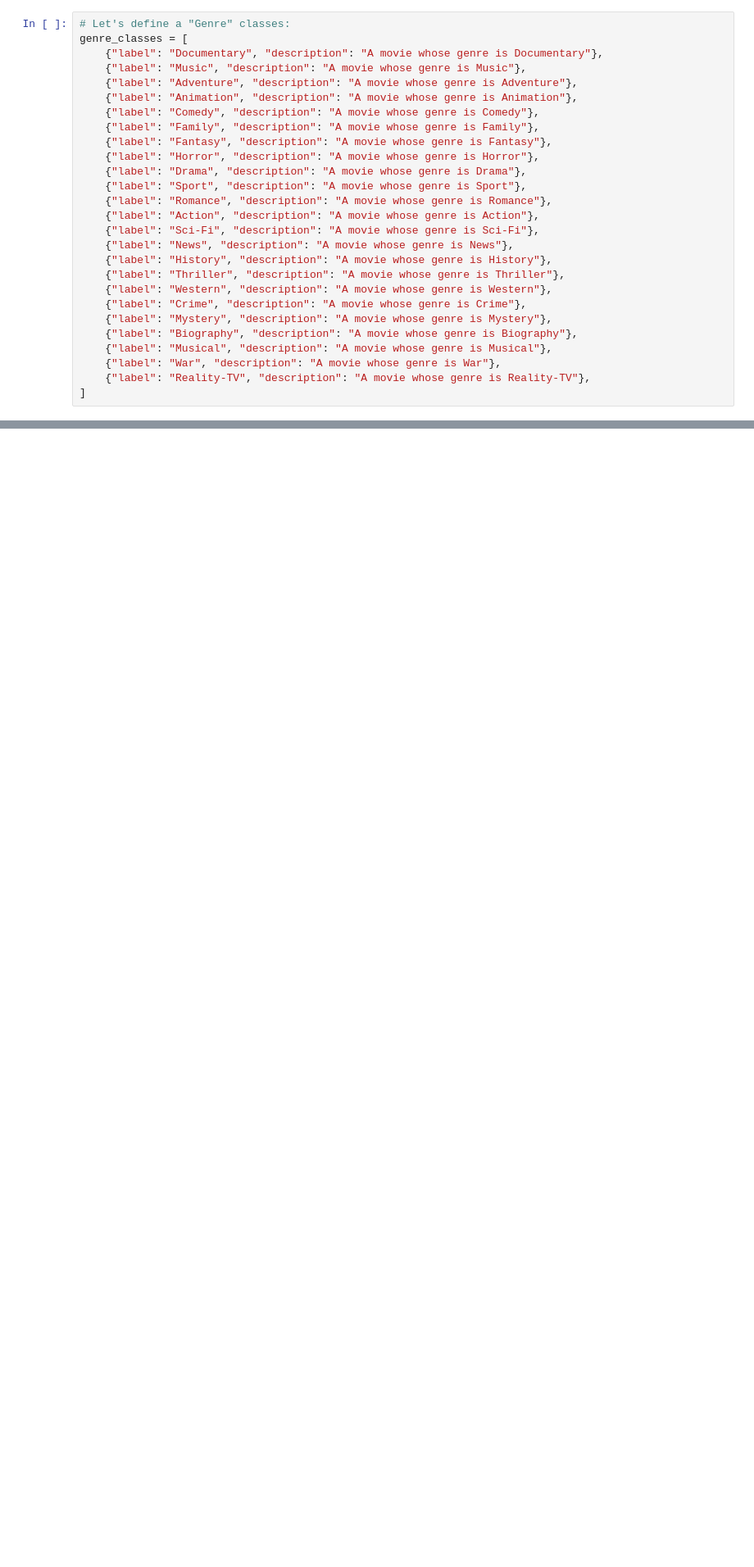
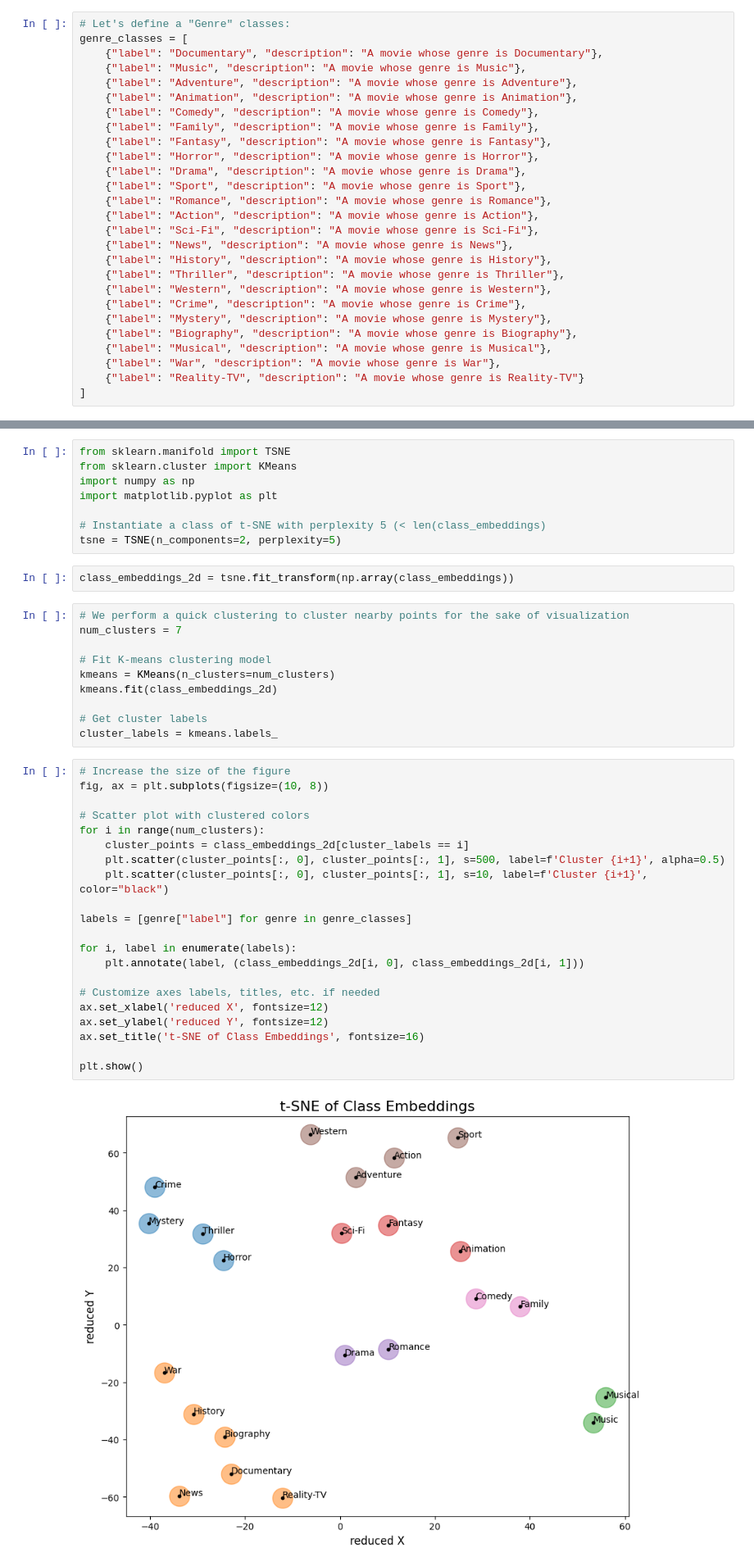
Before and after one commit to mirko-leccese/Embeddings-Classification, a Jupyter notebook: embeddings-classification.ipynb, the cells around one changed output, grey strips where cells are left out. Shown at 82% size. Cells and saved outputs as stored; diff of their text form; blank space fills up the shorter version.

Commit message:
add formulas, images, and full code

```diff
--- a/embeddings-classification.ipynb
+++ b/embeddings-classification.ipynb
@@ -143,6 +148,6 @@ genre_classes = [
     {"label": "Biography", "description": "A movie whose genre is Biography"},
     {"label": "Musical", "description": "A movie whose genre is Musical"},
     {"label": "War", "description": "A movie whose genre is War"},
-    {"label": "Reality-TV", "description": "A movie whose genre is Reality-TV"},
+    {"label": "Reality-TV", "description": "A movie whose genre is Reality-TV"}
 ]
 # %% [markdown]
@@ -281,3 +288,46 @@ Dimension of each embedding: 1536
 We can see that `class_embeddings`has dimension `23`, which is the number of available classes (i.e. genres). Each embedding is a 1536-dimensional vector, since the method we are using, `text-embedding-ada-002` produces embeddings of such dimensionality. To visualize embeddings and verify if semantically similar words are proximate, we can project this 1536-dimensional embedding space into a lower-dimensional space, such as a 2D Euclidean space. It's important to note that in undertaking such a projection, a considerable amount of information is lost, thus dimensionality reduction must be used with caution. Nonetheless, this approach can provide us with a qualitative understanding of how embeddings capture semantics.
 
 We can use *t-SNE* (**t-Distributed stochastic neighbor embedding**) as implemented in `sklearn` to perform such a dimensionality reduction.
+# %%
+from sklearn.manifold import TSNE
+from sklearn.cluster import KMeans
+import numpy as np
+import matplotlib.pyplot as plt
+
+# Instantiate a class of t-SNE with perplexity 5 (< len(class_embeddings)
+tsne = TSNE(n_components=2, perplexity=5)
+# %%
+class_embeddings_2d = tsne.fit_transform(np.array(class_embeddings))
+# %%
+# We perform a quick clustering to cluster nearby points for the sake of visualization
+num_clusters = 7
+
+# Fit K-means clustering model
+kmeans = KMeans(n_clusters=num_clusters)
+kmeans.fit(class_embeddings_2d)
+
+# Get cluster labels
+cluster_labels = kmeans.labels_
+# %%
+# Increase the size of the figure
+fig, ax = plt.subplots(figsize=(10, 8))
+
+# Scatter plot with clustered colors
+for i in range(num_clusters):
+    cluster_points = class_embeddings_2d[cluster_labels == i]
+    plt.scatter(cluster_points[:, 0], cluster_points[:, 1], s=500, label=f'Cluster {i+1}', alpha=0.5)
+    plt.scatter(cluster_points[:, 0], cluster_points[:, 1], s=10, label=f'Cluster {i+1}', color="black")
+
+labels = [genre["label"] for genre in genre_classes]
+
+for i, label in enumerate(labels):
+	plt.annotate(label, (class_embeddings_2d[i, 0], class_embeddings_2d[i, 1]))
+
+# Customize axes labels, titles, etc. if needed
+ax.set_xlabel('reduced X', fontsize=12)
+ax.set_ylabel('reduced Y', fontsize=12)
+ax.set_title('t-SNE of Class Embeddings', fontsize=16)
+
+plt.show()
+# %% [output]
+[figure, added]
```
Also changed, not shown: parts of 34 cells of this notebook, 2 other files.
